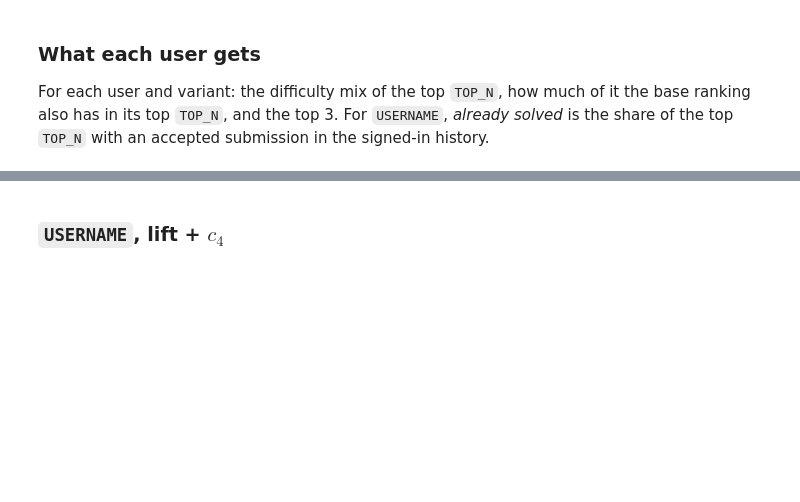
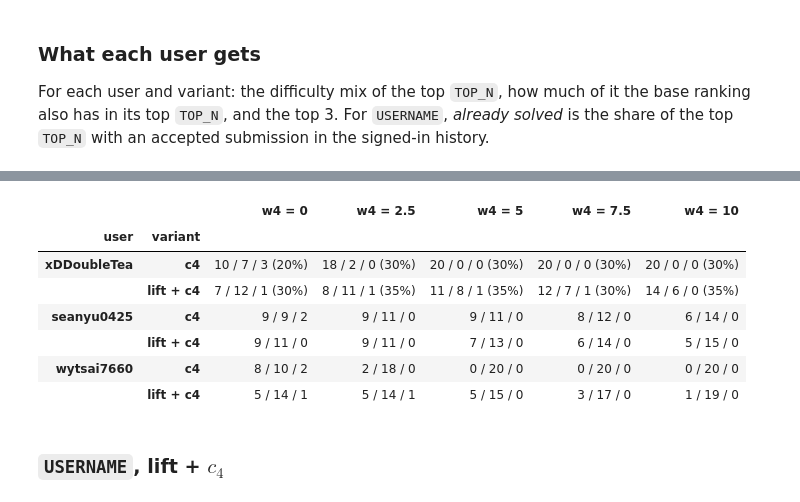
Before and after one commit to xDDoubleTea/LeetCodeBot-analysis, a Jupyter notebook: problem_ranking.ipynb, the cells around one changed output, grey strips where cells are left out. Saved outputs shown, nothing was run; the diff lists cells and outputs as text; code cells hidden in the pictures; blank space fills up the shorter version.

```diff
--- a/problem_ranking.ipynb
+++ b/problem_ranking.ipynb
@@ -1101,3 +1108,31 @@ pd.DataFrame(rows).set_index(["user", "variant"])
+# %%
+W4_SWEEP = [0, 2.5, 5, 7.5, 10]
+
+rows = []
+for user in skills:
+    for name, skill_score in [("c4", "sum"), ("lift + c4", "lift")]:
+        row = {"user": user, "variant": name}
+        for w4 in W4_SWEEP:
+            top = order(
+                score(problems, skills[user], skill_score, solved_share[user], w4=w4)
+            ).head(TOP_N)
+            mix = top["difficulty"].value_counts()
+            cell = f"{mix.get('Easy', 0)} / {mix.get('Medium', 0)} / {mix.get('Hard', 0)}"
+            if user == USERNAME and accepted is not None:
+                solved = top.index.map(lambda i: SLUG_BY_ID[i] in accepted).to_series().mean()
+                cell += f" ({solved:.0%})"
+            row[f"w4 = {w4:g}"] = cell
+        rows.append(row)
+pd.DataFrame(rows).set_index(["user", "variant"])
+# %% [output]
+|  |  | w4 = 0 | w4 = 2.5 | w4 = 5 | w4 = 7.5 | w4 = 10 |
+| user | variant |  |  |  |  |  |
+| xDDoubleTea | c4 | 10 / 7 / 3 (20%) | 18 / 2 / 0 (30%) | 20 / 0 / 0 (30%) | 20 / 0 / 0 (30%) | 20 / 0 / 0 (30%) |
+|  | lift + c4 | 7 / 12 / 1 (30%) | 8 / 11 / 1 (35%) | 11 / 8 / 1 (35%) | 12 / 7 / 1 (30%) | 14 / 6 / 0 (35%) |
+| seanyu0425 | c4 | 9 / 9 / 2 | 9 / 11 / 0 | 9 / 11 / 0 | 8 / 12 / 0 | 6 / 14 / 0 |
+|  | lift + c4 | 9 / 11 / 0 | 9 / 11 / 0 | 7 / 13 / 0 | 6 / 14 / 0 | 5 / 15 / 0 |
+| wytsai7660 | c4 | 8 / 10 / 2 | 2 / 18 / 0 | 0 / 20 / 0 | 0 / 20 / 0 | 0 / 20 / 0 |
+|  | lift + c4 | 5 / 14 / 1 | 5 / 14 / 1 | 5 / 15 / 0 | 3 / 17 / 0 | 1 / 19 / 0 |
 # %% [markdown]
 ### `USERNAME`, lift + $c_4$
 # %%
```
Also changed, not shown: parts of 8 cells of this notebook.
